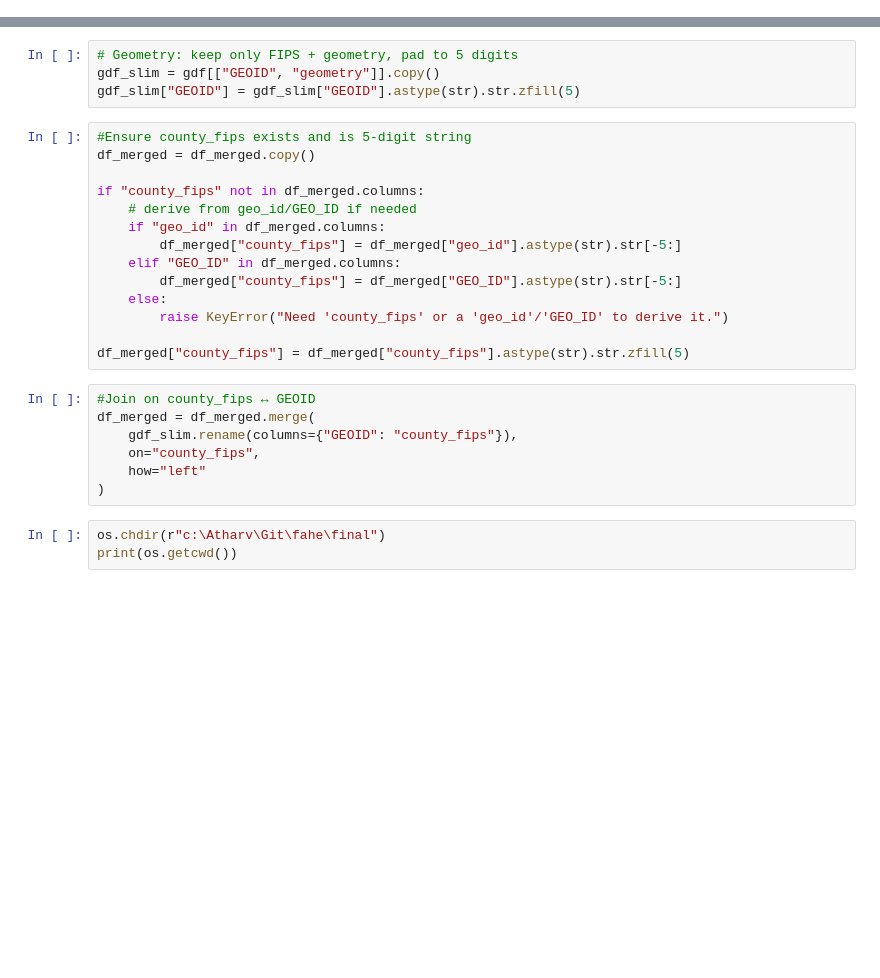
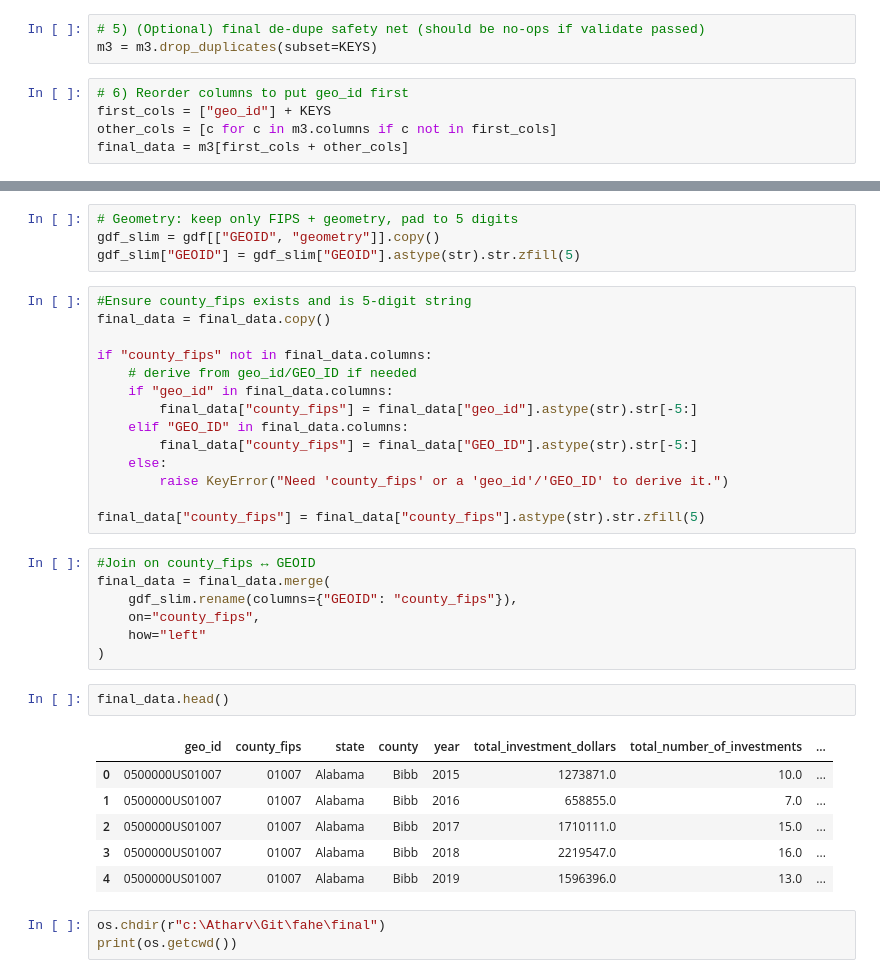
Before and after one commit to fulton-ring/fahe, a Jupyter notebook: main.ipynb, the cells around one changed output, grey strips where cells are left out. Saved outputs shown, nothing was run; the diff lists cells and outputs as text; blank space fills up the shorter version.

```diff
--- a/main.ipynb
+++ b/main.ipynb
@@ -812 +838,9 @@ df_merged = df_merged[cols]
+# %%
+# 5) (Optional) final de-dupe safety net (should be no-ops if validate passed)
+m3 = m3.drop_duplicates(subset=KEYS)
+# %%
+# 6) Reorder columns to put geo_id first
+first_cols = ["geo_id"] + KEYS
+other_cols = [c for c in m3.columns if c not in first_cols]
+final_data = m3[first_cols + other_cols]
 # %%
@@ -848,25 +882,34 @@ gdf_slim = gdf[["GEOID", "geometry"]].copy()
 gdf_slim["GEOID"] = gdf_slim["GEOID"].astype(str).str.zfill(5)
 # %%
 #Ensure county_fips exists and is 5-digit string
-df_merged = df_merged.copy()
+final_data = final_data.copy()
 
-if "county_fips" not in df_merged.columns:
+if "county_fips" not in final_data.columns:
     # derive from geo_id/GEO_ID if needed
-    if "geo_id" in df_merged.columns:
-        df_merged["county_fips"] = df_merged["geo_id"].astype(str).str[-5:]
-    elif "GEO_ID" in df_merged.columns:
-        df_merged["county_fips"] = df_merged["GEO_ID"].astype(str).str[-5:]
+    if "geo_id" in final_data.columns:
+        final_data["county_fips"] = final_data["geo_id"].astype(str).str[-5:]
+    elif "GEO_ID" in final_data.columns:
+        final_data["county_fips"] = final_data["GEO_ID"].astype(str).str[-5:]
     else:
         raise KeyError("Need 'county_fips' or a 'geo_id'/'GEO_ID' to derive it.")
 
-df_merged["county_fips"] = df_merged["county_fips"].astype(str).str.zfill(5)
+final_data["county_fips"] = final_data["county_fips"].astype(str).str.zfill(5)
 # %%
 #Join on county_fips ↔ GEOID
-df_merged = df_merged.merge(
+final_data = final_data.merge(
     gdf_slim.rename(columns={"GEOID": "county_fips"}),
     on="county_fips",
     how="left"
 )
+# %%
+final_data.head()
+# %% [output]
+|  | geo_id | county_fips | state | county | year | total_investment_dollars | total_number_of_investments | ... |
+| 0 | 0500000US01007 | 01007 | Alabama | Bibb | 2015 | 1273871.0 | 10.0 | ... |
+| 1 | 0500000US01007 | 01007 | Alabama | Bibb | 2016 | 658855.0 | 7.0 | ... |
+| 2 | 0500000US01007 | 01007 | Alabama | Bibb | 2017 | 1710111.0 | 15.0 | ... |
+| 3 | 0500000US01007 | 01007 | Alabama | Bibb | 2018 | 2219547.0 | 16.0 | ... |
+| 4 | 0500000US01007 | 01007 | Alabama | Bibb | 2019 | 1596396.0 | 13.0 | ... |
 # %%
 os.chdir(r"c:\Atharv\Git\fahe\final")
 print(os.getcwd())
```
Also changed, not shown: parts of 11 cells of this notebook, 1 other file.
